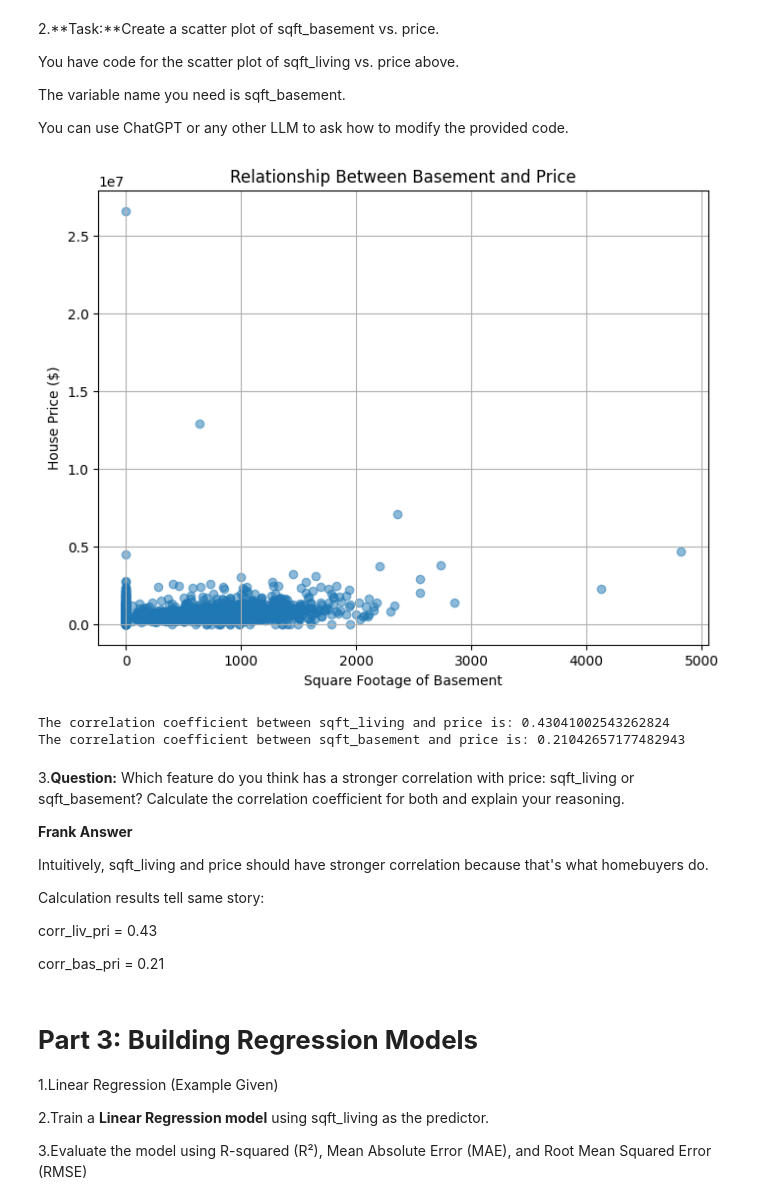
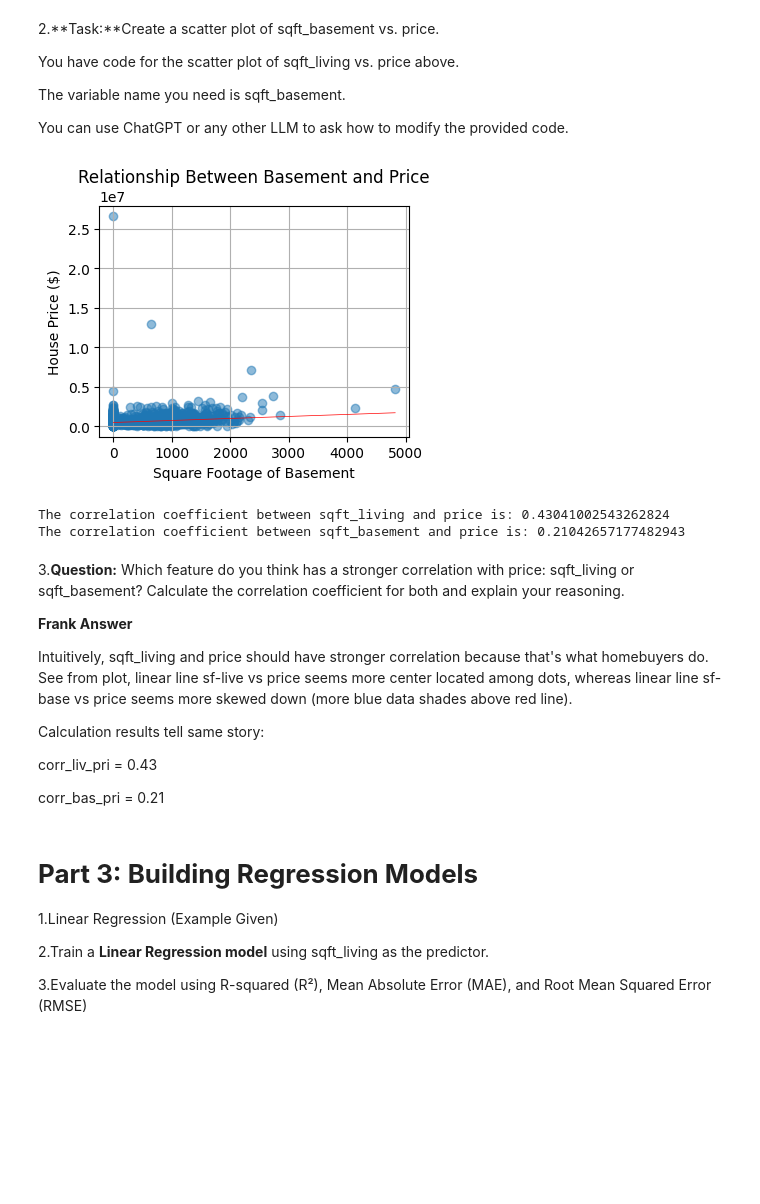
Before and after one commit to fengfrankgthb/BUS-41204, a Jupyter notebook: Problem Sets/PS1.ipynb, the cells around one changed output. Drawn from its saved outputs; the diff is of its cells as text; code cells hidden in the pictures; blank space fills up the shorter version.

```diff
--- a/Problem Sets/PS1.ipynb
+++ b/Problem Sets/PS1.ipynb
@@ -224 +260,28 @@ X_test_scaled = scaler.transform(X_test) # No fit() on test data to avoid leakag
+# %%
+# Extract the data
+x_lv = df["sqft_living"]
+x_ba = df["sqft_basement"]
+y_pr = df["price"]
+
+# Calculate the parameters of the sqft_living vs price linear regression line (slope and intercept)
+# np.polyfit(x_lv, y_pr, 1) fits a polynomial of degree 1 (a line)
+slope_lvpr, intercept_lvpr = np.polyfit(x_lv, y_pr, 1)
+
+# Generate y-values for the sqft_living vs price regression line
+# Create x-values spanning the range of the data
+x_lv_line = np.array([x_lv.min(), x_lv.max()])
+
+# Calculate the corresponding sqft_living vs price y-values using the line equation: y = mx + b
+y_lv_pr_line = slope_lvpr * x_lv_line + intercept_lvpr
+
+# Calculate the parameters of the sqft_basement vs price linear regression line (slope and intercept)
+# np.polyfit(x_ba, y_pr, 1) fits a polynomial of degree 1 (a line)
+slope_bapr, intercept_bapr = np.polyfit(x_ba, y_pr, 1)
+
+# Generate y-values for the sqft_basement vs price regression line
+# Create x-values spanning the range of the data
+x_ba_line = np.array([x_ba.min(), x_ba.max()])
+
+# Calculate the corresponding sqft_basement vs price y-values using the line equation: y = mx + b
+y_ba_pr_line = slope_bapr * x_ba_line + intercept_bapr
 # %%
@@ -241,15 +305,16 @@ The variable name you need is sqft_basement.
 You can use ChatGPT or any other LLM to ask how to modify the provided code.
 # %%
 # Insert code and plot here for Basement vs Price
-plt.figure(figsize=(8, 6))
+plt.figure(figsize=(4, 3))
 plt.scatter(df["sqft_basement"], df["price"], alpha=0.5)
+plt.plot(x_ba_line, y_ba_pr_line, color='red', linewidth=0.5, label=f'Linear Regression') # Added label and made line red
 plt.xlabel("Square Footage of Basement")
 plt.ylabel("House Price ($)")
 plt.title("Relationship Between Basement and Price")
 plt.grid(True)
 plt.show()
 # %% [output]
-[figure, old version]
+[figure, new version]
 # %%
 # Calculate the correlation coefficient between 'sqft_living' and 'price'
 corr_liv_pri = df['sqft_living'].corr(df['price'])
@@ -270,7 +335,7 @@ The correlation coefficient between sqft_basement and price is: 0.21042657177482
 
 **Frank Answer**
 
-Intuitively, sqft_living and price should have stronger correlation because that's what homebuyers do.
+Intuitively, sqft_living and price should have stronger correlation because that's what homebuyers do. See from plot, linear line sf-live vs price seems more center located among dots, whereas linear line sf-base vs price seems more skewed down (more blue data shades above red line).
 
 Calculation results tell same story:
 
```
Also changed, not shown: parts of 43 cells of this notebook.
